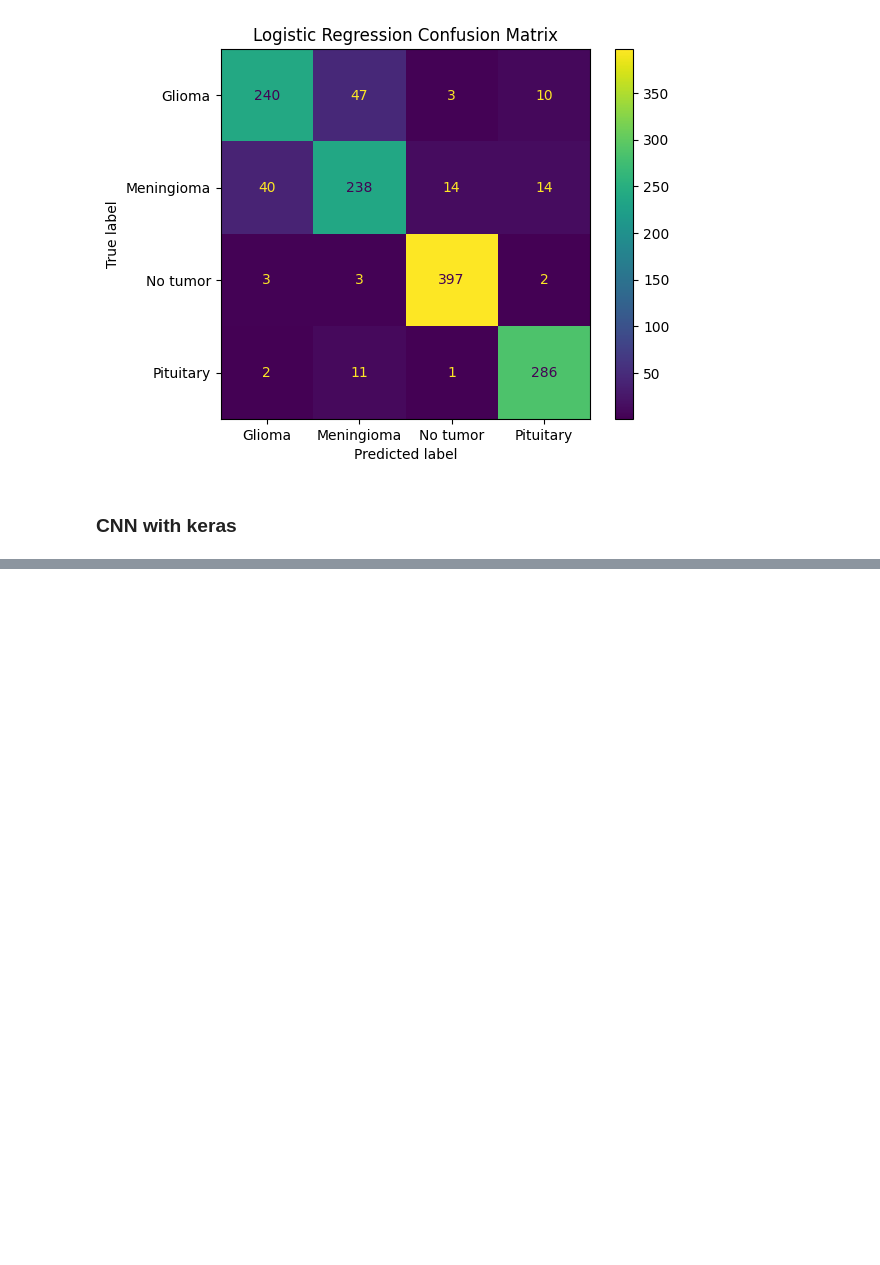
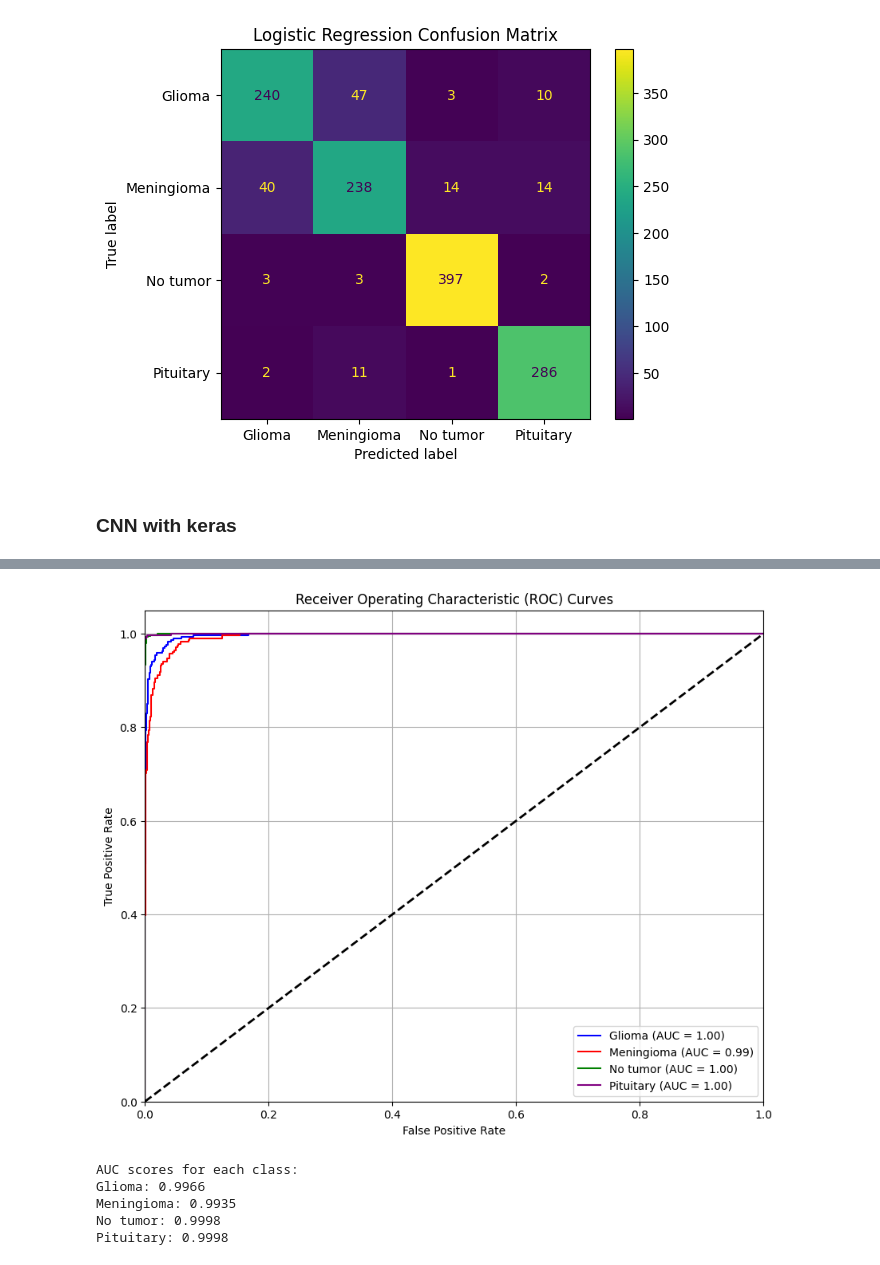
Before and after one commit to daansku/ml-project-25, a Jupyter notebook: main.ipynb, the cells around one changed output, grey strips where cells are left out. Saved outputs shown, nothing was run; the diff lists cells and outputs as text; code cells hidden in the pictures; blank space fills up the shorter version.

```diff
--- a/main.ipynb
+++ b/main.ipynb
@@ -282,0 +322,44 @@ Epoch 13/13
+# %%
+from sklearn.metrics import roc_curve, auc
+
+# Get predictions probabilities for test set
+y_pred_proba = model.predict(X_test_new)
+
+# Initialize lists to store FPR, TPR and AUC for each class
+fpr = {}
+tpr = {}
+roc_auc = {}
+
+# Calculate ROC curve and ROC area for each class
+for i in range(4):
+    fpr[i], tpr[i], _ = roc_curve(to_categorical(y_test)[:, i], y_pred_proba[:, i])
+    roc_auc[i] = auc(fpr[i], tpr[i])
+
+# Plot ROC curves
+plt.figure(figsize=(10, 8))
+colors = ['blue', 'red', 'green', 'purple']
+classes = ["Glioma", "Meningioma", "No tumor", "Pituitary"]
+
+for i, color, cls in zip(range(4), colors, classes):
+    plt.plot(
+        fpr[i],
+        tpr[i],
+        color=color,
+        label=f'{cls} (AUC = {roc_auc[i]:.2f})'
+    )
+
+plt.plot([0, 1], [0, 1], 'k--', lw=2)  # diagonal line
+plt.xlim([0.0, 1.0])
+plt.ylim([0.0, 1.05])
+plt.xlabel('False Positive Rate')
+plt.ylabel('True Positive Rate')
+plt.title('Receiver Operating Characteristic (ROC) Curves')
+plt.legend(loc="lower right")
+plt.grid(True)
+plt.show()
+
+# Print AUC scores
+print("\nAUC scores for each class:")
+for i, cls in enumerate(classes):
+    print(f"{cls}: {roc_auc[i]:.4f}")
+# %% [output]
@@ -282,0 +367,6 @@ Epoch 13/13
+[figure, added]
+AUC scores for each class:
+Glioma: 0.9966
+Meningioma: 0.9935
+No tumor: 0.9998
+Pituitary: 0.9998
```
Also changed, not shown: parts of 3 cells of this notebook.
